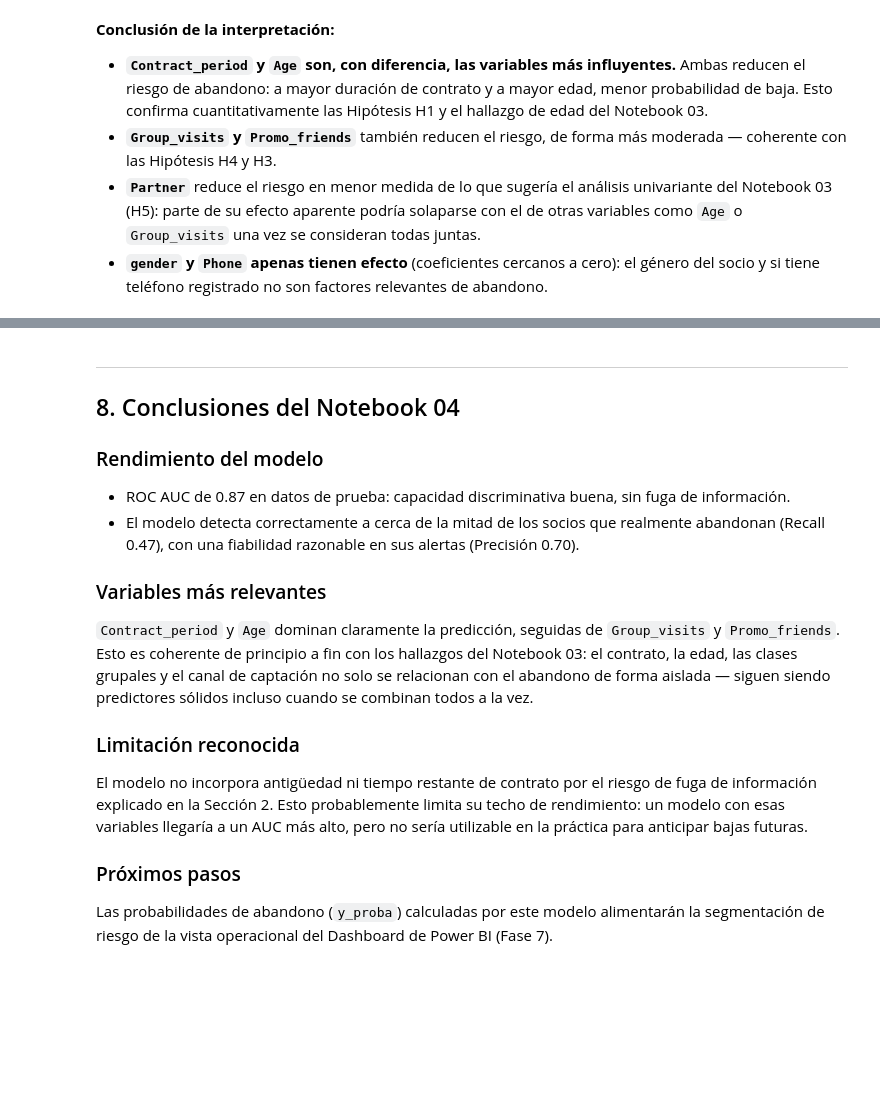
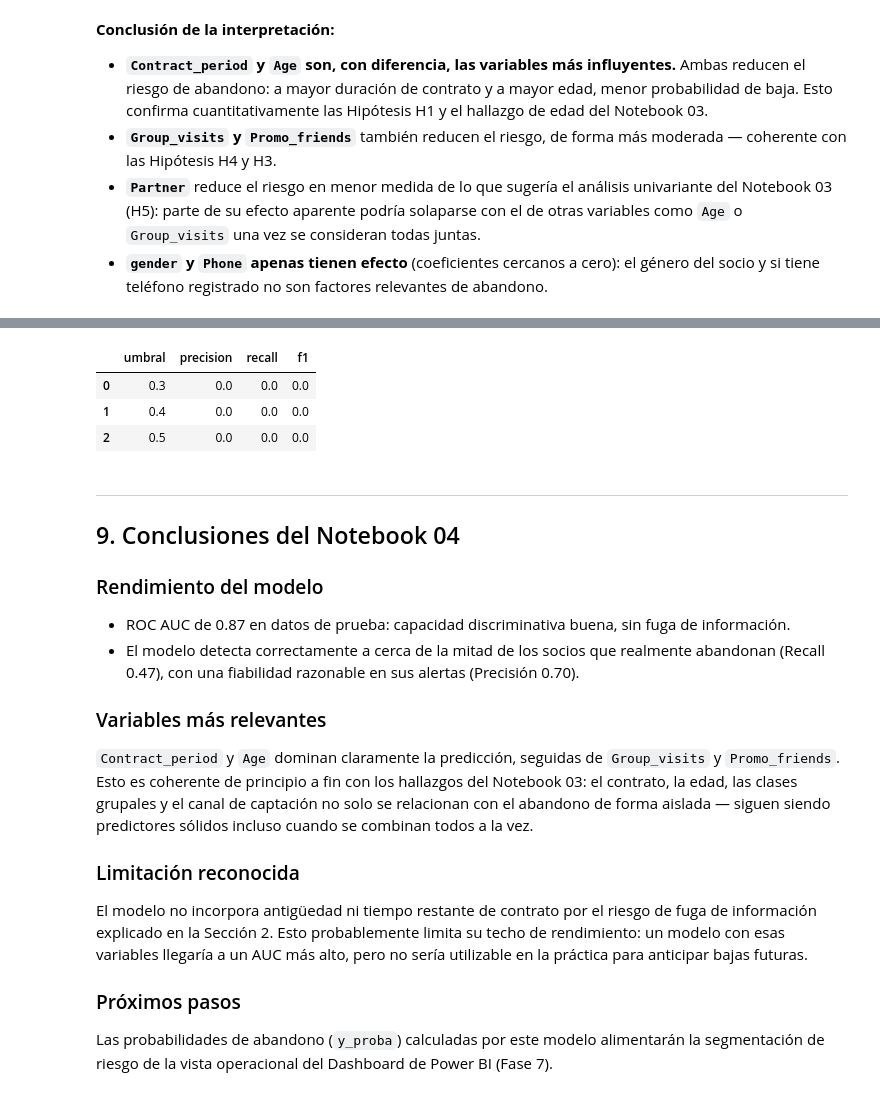
Before and after one commit to cgmateo31/Fitlife-Churn-Analytics, a Jupyter notebook: notebooks/04_modelo_regresion_logistica.ipynb, the cells around one changed output, grey strips where cells are left out. Saved outputs shown, nothing was run; the diff lists cells and outputs as text; code cells hidden in the pictures; blank space fills up the shorter version.

Commit message:
Añadir nuevo punto en notebook 4

```diff
--- a/notebooks/04_modelo_regresion_logistica.ipynb
+++ b/notebooks/04_modelo_regresion_logistica.ipynb
@@ -256,6 +259,28 @@ plt.show()
+# %%
+import pandas as pd
+from sklearn.metrics import precision_score, recall_score, f1_score
+
+probs = modelo.predict_proba(X_test)[:, 1]
+
+filas = []
+for umbral in [0.3, 0.4, 0.5]:
+    pred = (probs >= umbral).astype(int)
+    filas.append({
+        "umbral": umbral,
+        "precision": precision_score(y_test, pred),
+        "recall": recall_score(y_test, pred),
+        "f1": f1_score(y_test, pred),
+    })
+
+pd.DataFrame(filas).round(3)
+# %% [output]
+|  | umbral | precision | recall | f1 |
+| 0 | 0.3 | 0.0 | 0.0 | 0.0 |
+| 1 | 0.4 | 0.0 | 0.0 | 0.0 |
+| 2 | 0.5 | 0.0 | 0.0 | 0.0 |
 # %% [markdown]
 ---
-## 8. Conclusiones del Notebook 04
+## 9. Conclusiones del Notebook 04
 
 ### Rendimiento del modelo
 - ROC AUC de 0.87 en datos de prueba: capacidad discriminativa buena, sin fuga de información.
```
Also changed, not shown: parts of 4 cells of this notebook, 3 other files.
